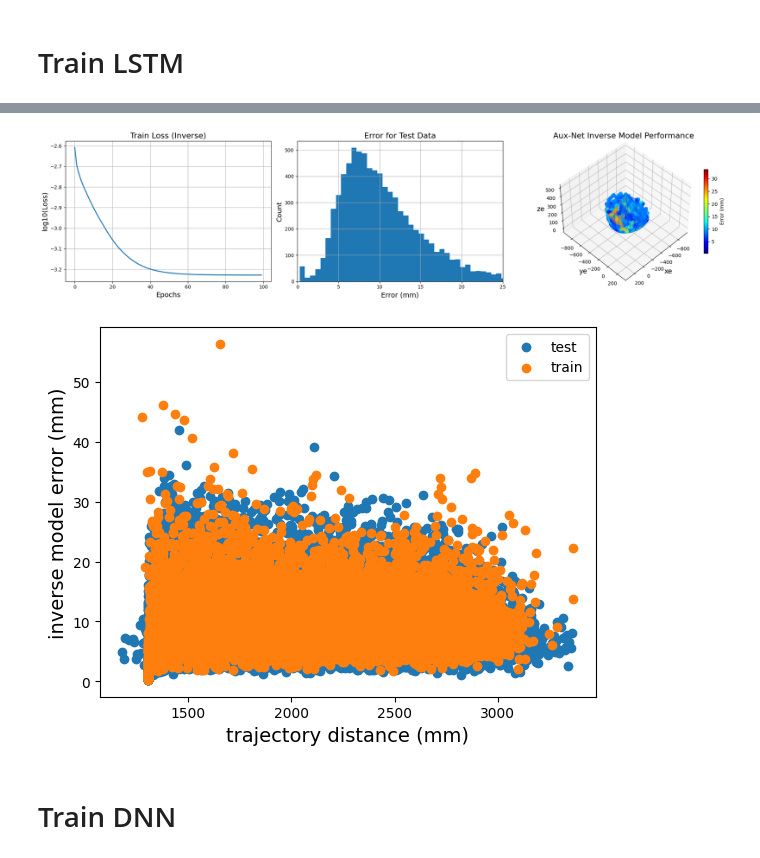
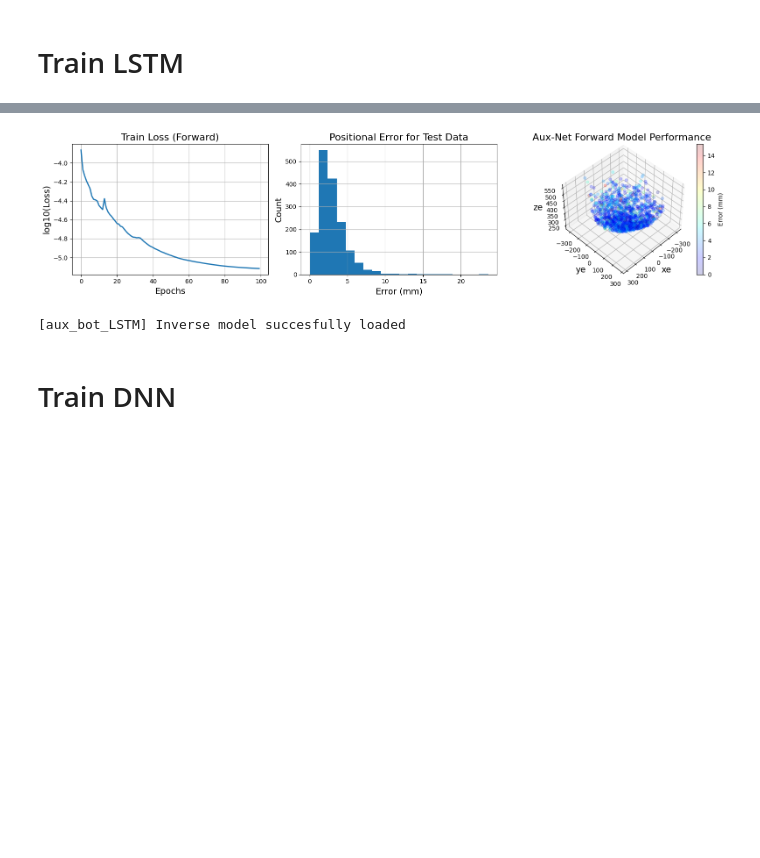
Before and after one commit to KubaSrc/trunc, a Jupyter notebook: train_bot.ipynb, the cells around one changed output, grey strips where cells are left out. Cells and saved outputs as stored; diff of their text form; code cells hidden in the pictures; blank space fills up the shorter version.

Commit message:
New inverse model

```diff
--- a/train_bot.ipynb
+++ b/train_bot.ipynb
@@ -10,8 +10,8 @@ drive_path = '/gdrive/My Drive/Github/aux-net'
 from bot_LSTM import aux_bot_LSTM
 
 # Create bot and train
-bot_LSTM = aux_bot_LSTM(drive_path = drive_path, pos_path = "/matlab/training/data/2024_02_04_11_40_02/positions_full.csv", motor_path = "/matlab/training/data/2024_02_04_11_40_02/training_waypoints_matrix.mat",
-              train_forward=False, train_inverse=True, normalize=True)
+bot_LSTM = aux_bot_LSTM(drive_path = drive_path, pos_path = "/matlab/training/data/2024_02_12_15_20_15/positions.csv",
+              train_forward=True, train_inverse=False, normalize=True)
 # %% [output]
 Mounted at /gdrive
 /gdrive/My Drive/Github/aux-net
@@ -33,5 +33,5 @@ Train accuracy 9.3160422156 mm Test accuracy: 10.4535093163 mm
-[figure, old version]
+[figure, new version]
-[figure, removed]
+[aux_bot_LSTM] Inverse model succesfully loaded
 # %% [markdown]
 # Train DNN
 # %%
```
Also changed, not shown: parts of 1 cell of this notebook, 7 other files.
